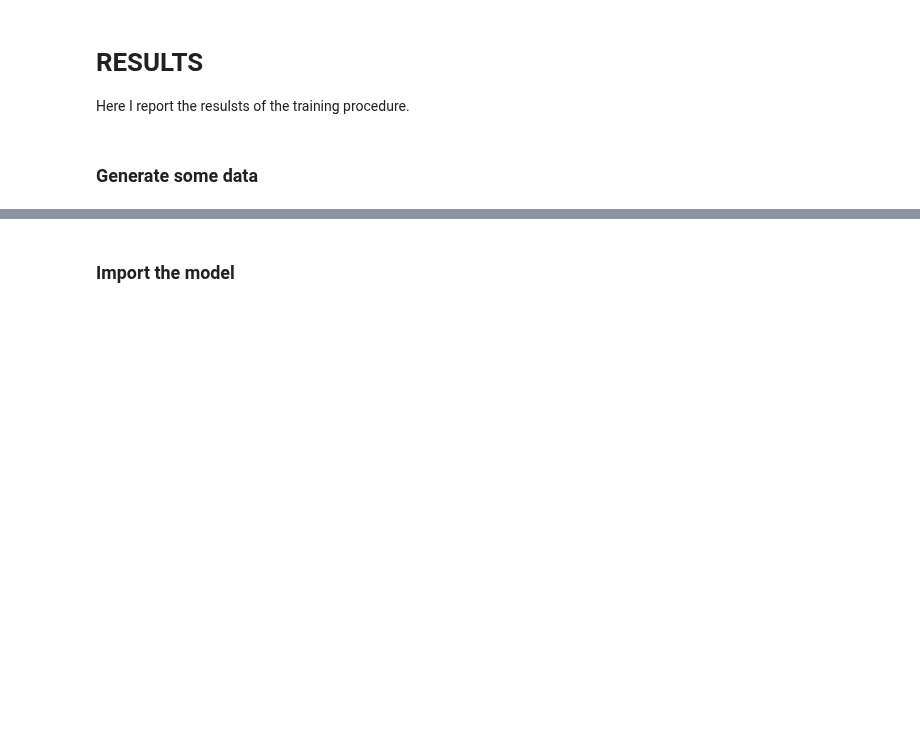
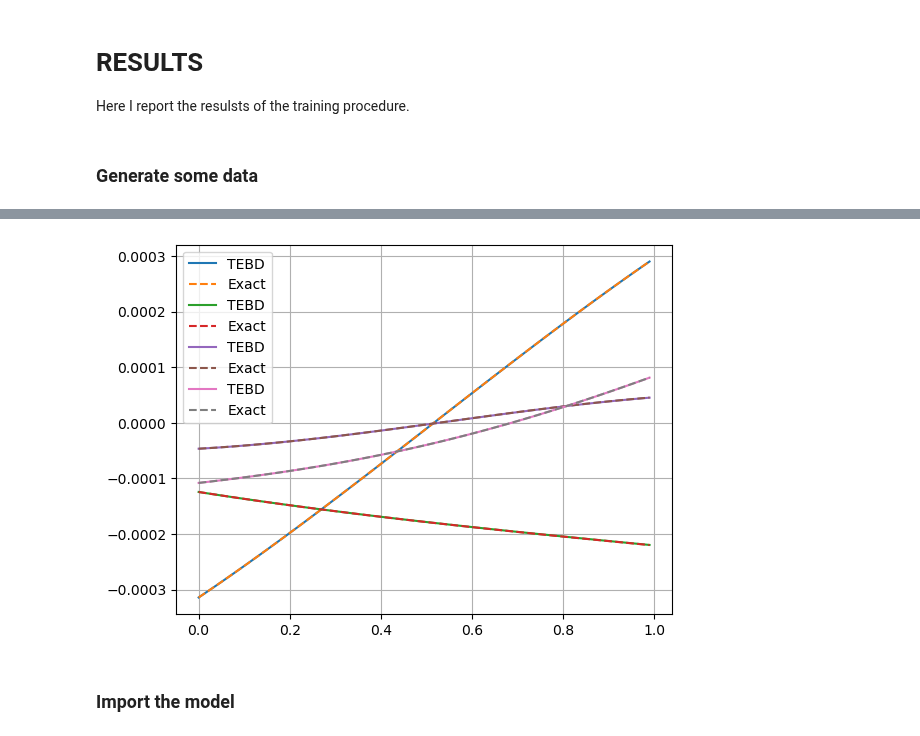
Before and after one commit to giovannicemin/master_thesis, a Jupyter notebook: project/Results.ipynb, the cells around one changed output, grey strips where cells are left out. Saved outputs shown, nothing was run; the diff lists cells and outputs as text; code cells hidden in the pictures; blank space fills up the shorter version.

Commit message:
Added exact model and corrected major BUG in models (l'underscore non ci va!)

```diff
--- a/project/Results.ipynb
+++ b/project/Results.ipynb
@@ -9,7 +9,7 @@ import matplotlib.pyplot as plt
 
 from pathlib import Path
 # %%
-prms = {'L' : 10,                # length of spin chain
+prms = {'L' : 7,                # length of spin chain
         'sites' : [0, 1],        # sites of the subsystem S spins
         'omega' : 1,             # Rabi frequency
         'beta' : 0.01,          # inverse temperature
@@ -43,6 +43,7 @@ ml_params = {'model_dir': './data/trained_model', # folder where the metadata of
 # %% [markdown]
 ### Generate some data
 # %%
+### TEBD
 from models import SpinChain
 
 sys_prms = prms.copy()
@@ -55,6 +56,6 @@ sys_prms['verbose'] = False
 # evolution of the spin chain
 system = SpinChain(**sys_prms)
 system.thermalize()
-system.evolve()
+system.evolve(seed=33)
 
-results = system.return_results()
+results_test = system.return_results()
@@ -60,0 +80,20 @@ results = system.return_results()
+# %%
+### EXACT
+from models import SpinChain_ex
+
+sys_prms = prms.copy()
+sys_prms.pop('sites')
+sys_prms.pop('potential_')
+sys_prms.pop('num_traj')
+sys_prms.pop('fname')
+sys_prms['verbose'] = False
+sys_prms.pop('cutoff')
+sys_prms.pop('im_cutoff')
+sys_prms.pop('tolerance')
+sys_prms.pop('verbose')
+
+# evolution of the spin chain
+system_ex = SpinChain_ex(**sys_prms)
+system_ex.evolve(seed=33)
+
+results_ex_test = system_ex.return_results()
@@ -61,12 +107,17 @@ results = system.return_results()
 # %%
-keys = [1, 2, 3, 4, 5, 6, 7, 8]
+keys = [1, 5, 9, 13]
 
-t = np.arange(0, 10, prms['dt'])
+t = np.arange(0, 1, prms['dt'])
 
 for key in keys:
-    plt.plot(t, [results[i][key] for i in range(len(t))], label='Simulation')
-#plt.legend()
+    plt.plot(t, [results_test[i][key] for i in range(len(t))], label='TEBD')
+    #plt.plot(t, [madonnaladra[i][key] for i in range(len(t))], label='TEBD_2')
+    plt.plot(t, [results_ex_test[i][key] for i in range(len(t))], label='Exact', linestyle='--')
+
+plt.legend()
 plt.grid()
+# %% [output]
+[figure, added]
 # %% [markdown]
 ### Import the model
 # %%
```
Also changed, not shown: parts of 2 cells of this notebook, 2 other files.
